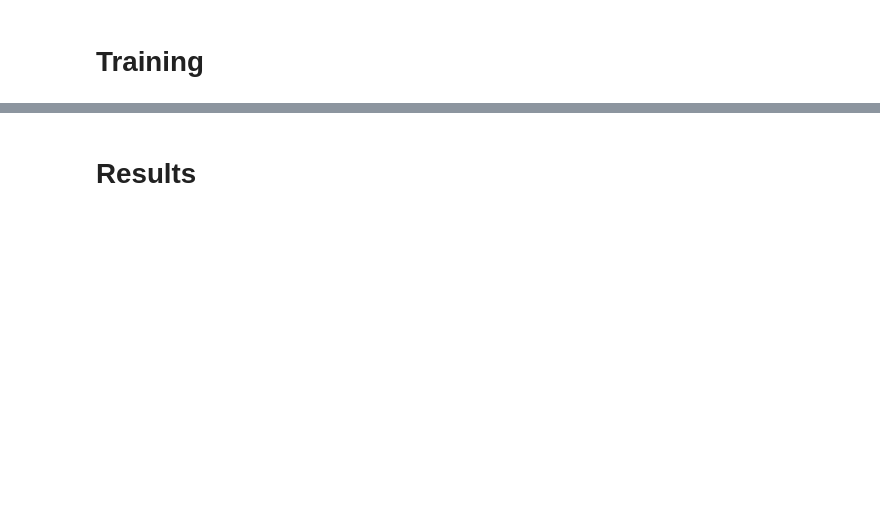
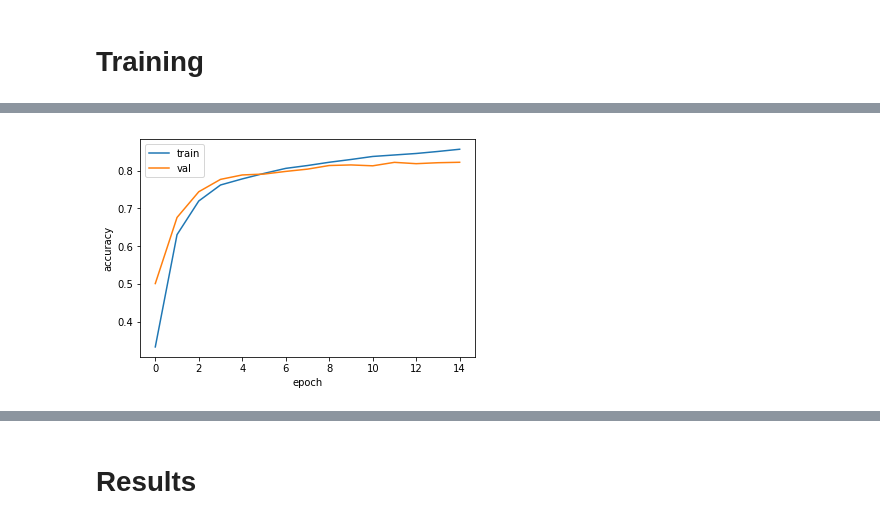
Before and after one commit to TropComplique/knowledge-distillation-keras, a Jupyter notebook: train_xception.ipynb, the cells around one changed output, grey strips where cells are left out. Saved outputs shown, nothing was run; the diff lists cells and outputs as text; code cells hidden in the pictures; blank space fills up the shorter version.

```diff
--- a/train_xception.ipynb
+++ b/train_xception.ipynb
@@ -89,0 +117,8 @@ Epoch 20/30
+# %%
+plt.plot(model.history.history['acc'], label='train');
+plt.plot(model.history.history['val_acc'], label='val');
+plt.legend();
+plt.xlabel('epoch');
+plt.ylabel('accuracy');
+# %% [output]
+[figure, added]
```
Also changed, not shown: parts of 9 cells of this notebook, 8 other files.
